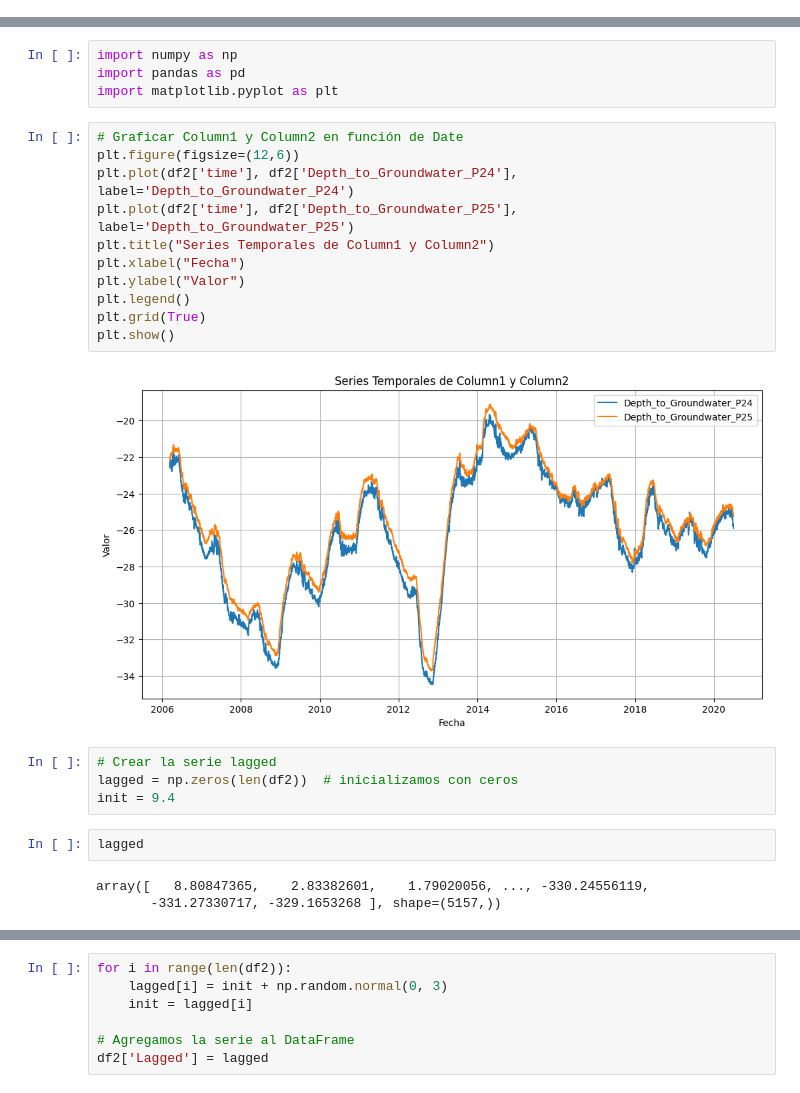
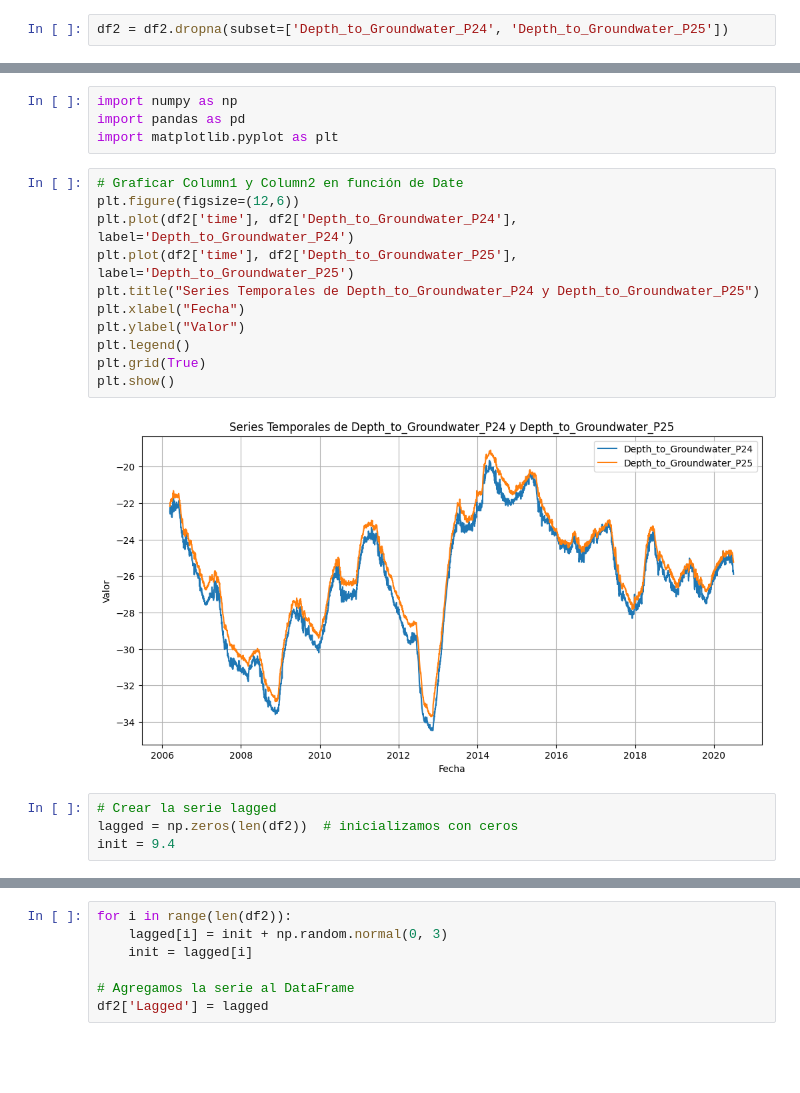
Before and after one commit to AngelRP8791/machine-learning-python-template, a Jupyter notebook: Time_series_Kaggle/1.- Intro Series financieras.ipynb, the cells around one changed output, grey strips where cells are left out. Saved outputs shown, nothing was run; the diff lists cells and outputs as text; blank space fills up the shorter version.

```diff
--- a/Time_series_Kaggle/1.- Intro Series financieras.ipynb
+++ b/Time_series_Kaggle/1.- Intro Series financieras.ipynb
@@ -67,3 +117,5 @@ df2 = df.drop(columns=columnas_a_eliminar, axis=1)
+# %%
+df2 = df2.dropna(subset=['Depth_to_Groundwater_P24', 'Depth_to_Groundwater_P25'])
 # %%
 # Contar NaN por columna
 print("\n--- Conteo de NaN ---")
@@ -322,22 +373,17 @@ import matplotlib.pyplot as plt
 # %%
 # Graficar Column1 y Column2 en función de Date
 plt.figure(figsize=(12,6))
 plt.plot(df2['time'], df2['Depth_to_Groundwater_P24'], label='Depth_to_Groundwater_P24')
 plt.plot(df2['time'], df2['Depth_to_Groundwater_P25'], label='Depth_to_Groundwater_P25')
-plt.title("Series Temporales de Column1 y Column2")
+plt.title("Series Temporales de Depth_to_Groundwater_P24 y Depth_to_Groundwater_P25")
 plt.xlabel("Fecha")
 plt.ylabel("Valor")
 plt.legend()
 plt.grid(True)
 plt.show()
 # %% [output]
-[figure, old version]
+[figure, new version]
 # %%
 # Crear la serie lagged
 lagged = np.zeros(len(df2))  # inicializamos con ceros
 init = 9.4
-# %%
-lagged
-# %% [output]
-array([   8.80847365,    2.83382601,    1.79020056, ..., -330.24556119,
-       -331.27330717, -329.1653268 ], shape=(5157,))
```
Also changed, not shown: parts of 44 cells of this notebook, 1 other file.
